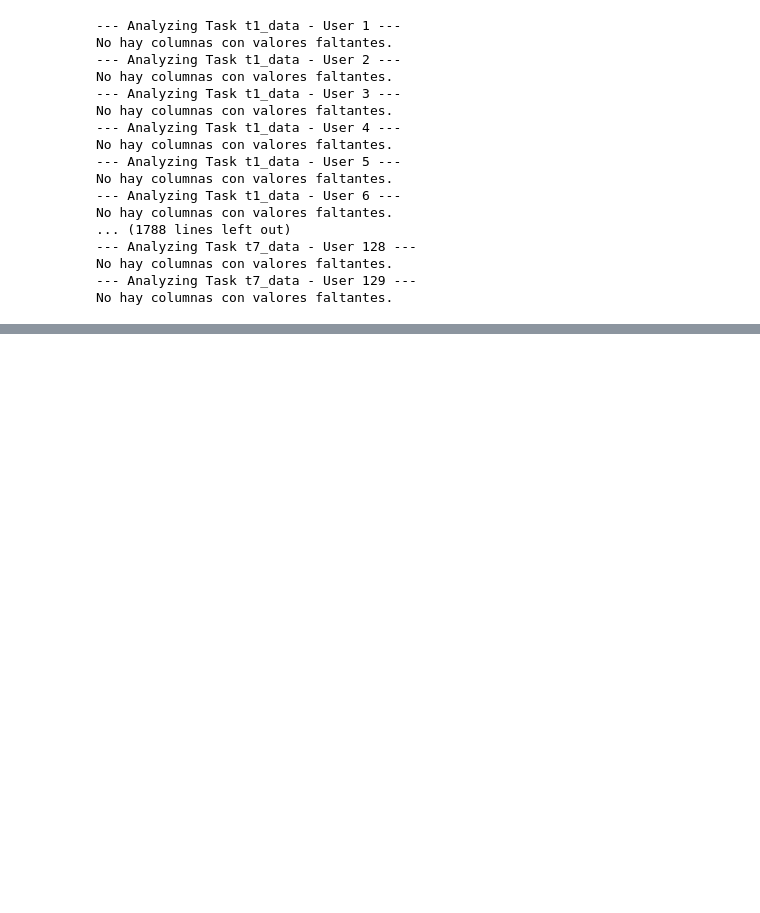
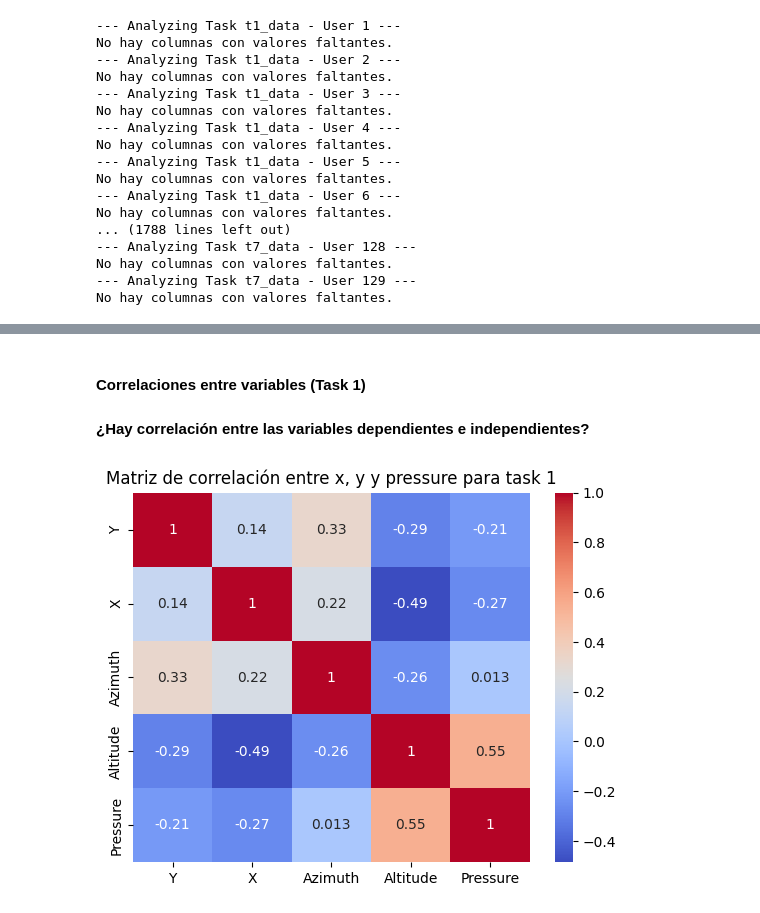
Before and after one commit to isak792/watermarking, a Jupyter notebook: notebooks/Avance1.5Equipo.ipynb, the cells around one changed output, grey strips where cells are left out. Cells and saved outputs as stored; diff of their text form; code cells hidden in the pictures; blank space fills up the shorter version.

```diff
--- a/notebooks/Avance1.5Equipo.ipynb
+++ b/notebooks/Avance1.5Equipo.ipynb
@@ -195,0 +263,10 @@ No hay columnas con valores faltantes.
+# %% [markdown]
+
+#### Correlaciones entre variables (Task 1)
+#### ¿Hay correlación entre las variables dependientes e independientes?
+# %%
+sns.heatmap(correlation_matrix, annot=True, cmap="coolwarm")
+plt.title("Matriz de correlación entre x, y y pressure para task 1")
+plt.show()
+# %% [output]
+[figure, added]
```
Also changed, not shown: parts of 15 cells of this notebook.
